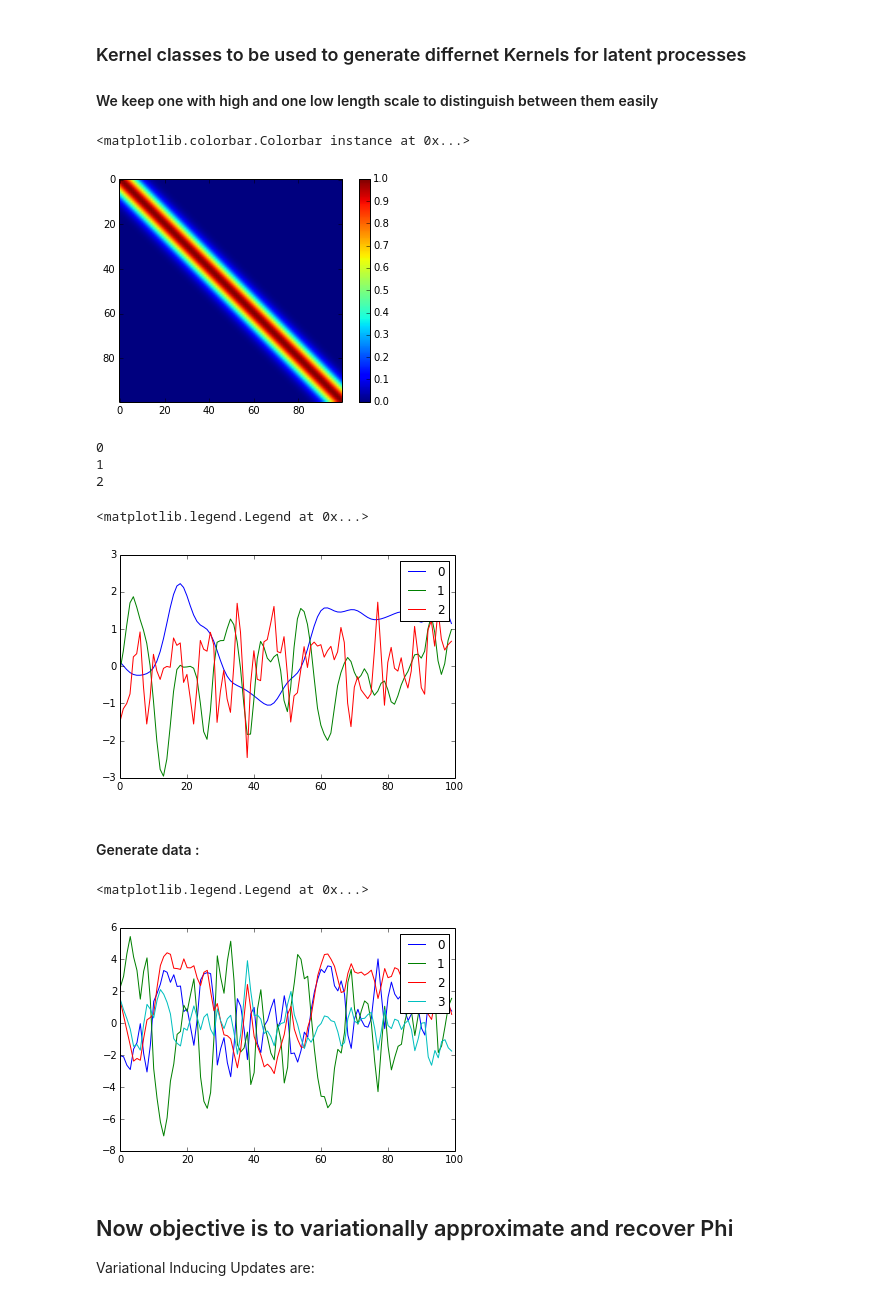
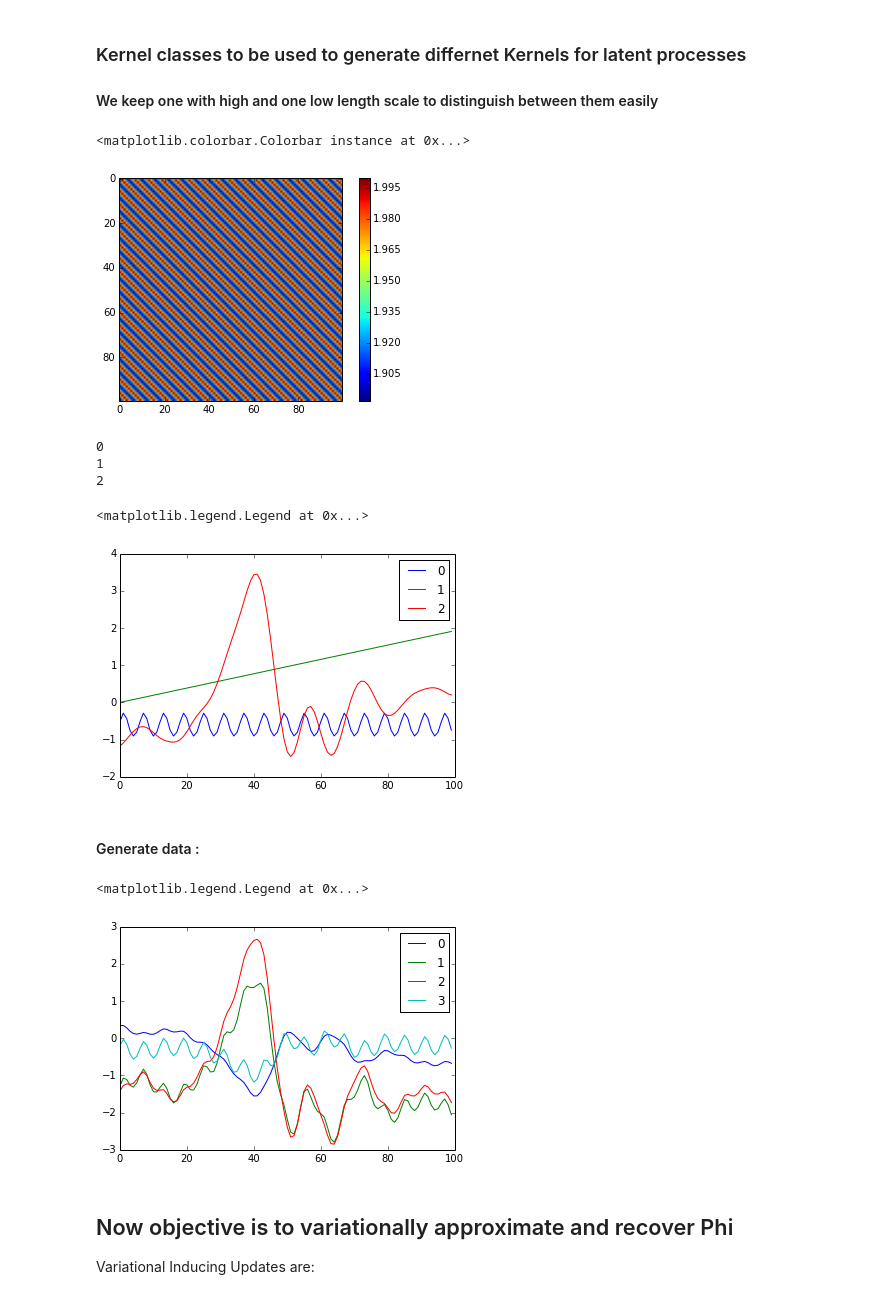
Before and after one commit to sudhNau/Baysian, a Jupyter notebook: SLFM Intro.ipynb, the cells around one changed output. Cells and saved outputs as stored; diff of their text form; code cells hidden in the pictures.

```diff
--- a/SLFM Intro.ipynb
+++ b/SLFM Intro.ipynb
@@ -91,16 +91,16 @@ class Kernel:
         return np.mat(kernel)
 # %%
 K = list()
-#K.append(Kernel.generateKernel(Kernel.periodic,x,x,a=2,l=6,p=6))
-#K.append(Kernel.generateKernel(Kernel.linear,x,x,a=0.005))
+K.append(Kernel.generateKernel(Kernel.periodic,x,x,a=2,l=6,p=6))
+K.append(Kernel.generateKernel(Kernel.linear,x,x,a=0.005))
 K.append(Kernel.generateKernel(Kernel.exponenQuad,x,x,l=5))
-K.append(Kernel.generateKernel(Kernel.exponenQuad,x,x,l=2))
-K.append(Kernel.generateKernel(Kernel.exponenQuad,x,x,l=1))
+#K.append(Kernel.generateKernel(Kernel.exponenQuad,x,x,l=2))
+#K.append(Kernel.generateKernel(Kernel.exponenQuad,x,x,l=1))
 imshow(K[0],interpolation=None)
 plt.colorbar()
 # %% [output]
 <matplotlib.colorbar.Colorbar instance at 0x...>
-[figure, old version]
+[figure, new version]
 # %%
 #Latent Gaussian Processes:
 u = np.zeros((P,N))
@@ -114,7 +114,7 @@ plt.legend()
 1
 2
 <matplotlib.legend.Legend at 0x...>
-[figure, old version]
+[figure, new version]
 # %% [markdown]
 #### Generate data :
 # %%
@@ -126,7 +126,7 @@ for c in range(C):
 plt.legend()
 # %% [output]
 <matplotlib.legend.Legend at 0x...>
-[figure, old version]
+[figure, new version]
 # %% [markdown]
 ## Now objective is to variationally approximate and recover Phi
 
```
Also changed, not shown: parts of 11 cells of this notebook, 4 other files.
